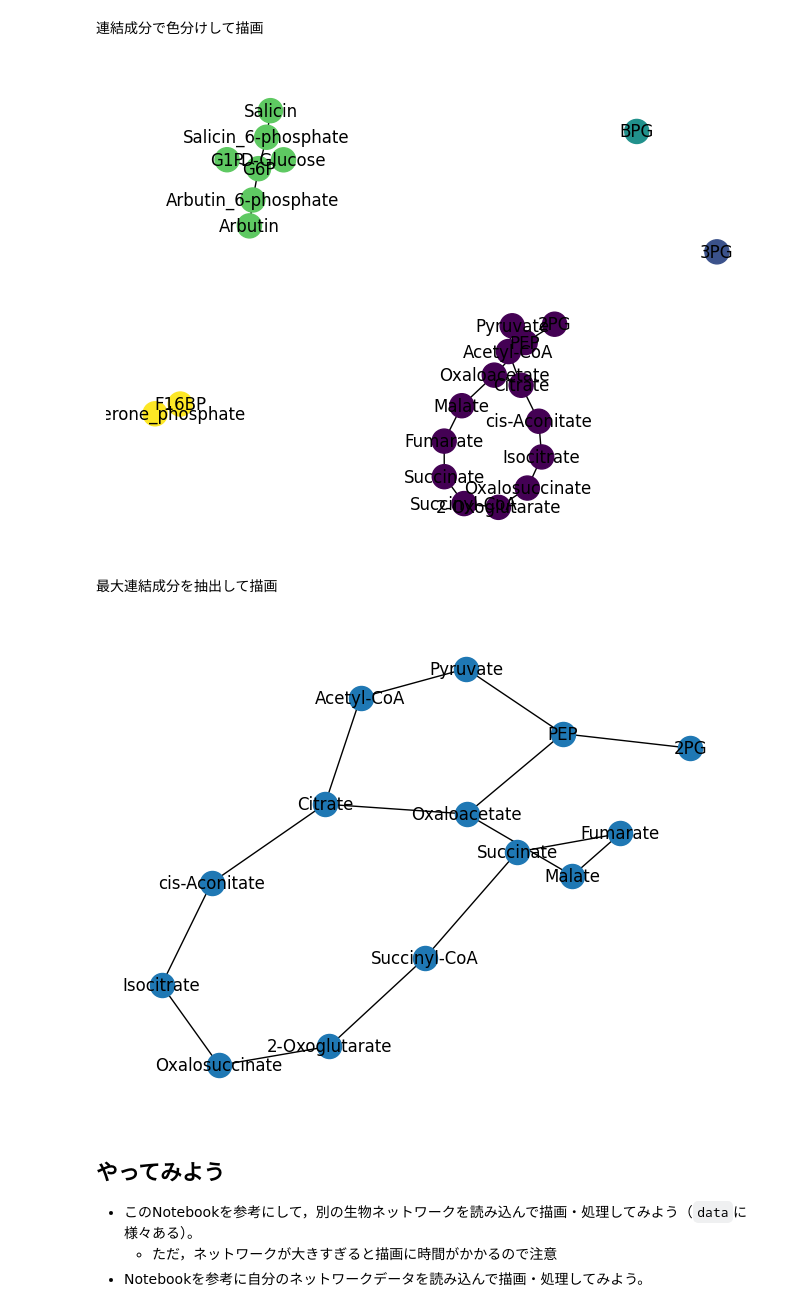
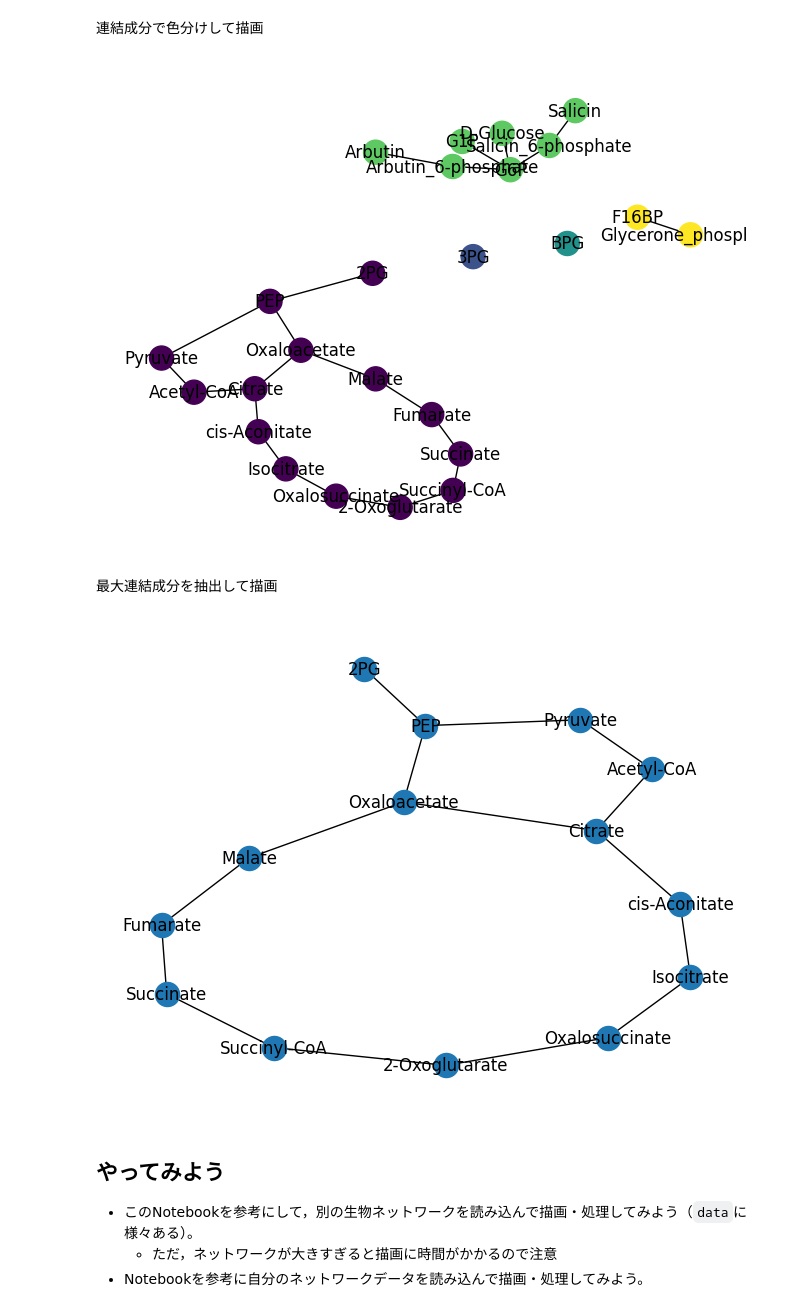
Before and after one commit to kztakemoto/network-analysis-in-biology, a Jupyter notebook: introduction/load_plot_processing.ipynb, the cells around one changed output. Drawn from its saved outputs; the diff is of its cells as text; code cells hidden in the pictures.

```diff
--- a/introduction/load_plot_processing.ipynb
+++ b/introduction/load_plot_processing.ipynb
@@ -161,25 +152,21 @@ list(nx.connected_components(g))
 # %%
 # 連結成分の情報をもとに、簡易的な色付け
 node_colors = [next(i for i, comp in enumerate(nx.connected_components(g)) if node in comp) for node in g.nodes]
 
-# シードを設定
-np.random.seed(40)
 # 描画
-nx.draw(g, node_color=node_colors, with_labels=True)
+nx.draw(g, pos=pos, node_color=node_colors, with_labels=True)
 # %% [output]
-[figure, old version]
+[figure, new version]
 # %% [markdown]
 最大連結成分を抽出して描画
 # %%
 # 最大連結成分のサブグラフを作成
 g_lcc = g.subgraph(max(nx.connected_components(g), key=len))
 
-# シードを設定
-np.random.seed(0)
-# 描画
-nx.draw(g_lcc, with_labels=True)
+pos = nx.spring_layout(g_lcc, seed=40)
+nx.draw(g_lcc, pos=pos, with_labels=True)
 # %% [output]
-[figure, old version]
+[figure, new version]
 # %% [markdown]
 ## やってみよう
 * このNotebookを参考にして，別の生物ネットワークを読み込んで描画・処理してみよう（``data``に様々ある）。
```
Also changed, not shown: parts of 4 cells of this notebook.
